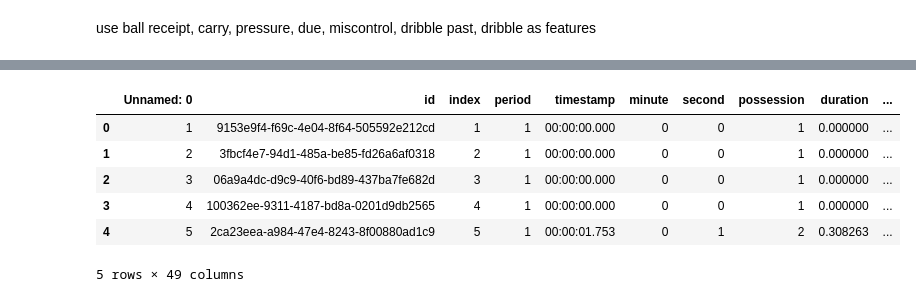
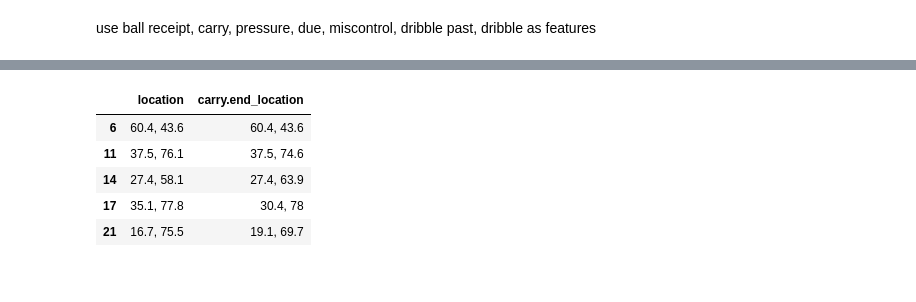
Before and after one commit to conormalone/swish, a Jupyter notebook: data_transform.ipynb, the cells around one changed output, grey strips where cells are left out. Cells and saved outputs as stored; diff of their text form; code cells hidden in the pictures.

```diff
--- a/data_transform.ipynb
+++ b/data_transform.ipynb
@@ -94,12 +90,11 @@ Index(['Unnamed: 0', 'id', 'index', 'period', 'timestamp', 'minute', 'second',
        'competition_id', 'match_id'],
       dtype='object')
 # %%
-data.head()
+data[["location","carry.end_location"]][data["type.name"]=="Carry"].head()
 # %% [output]
-|  | Unnamed: 0 | id | index | period | timestamp | minute | second | possession | duration | ... |
-| 0 | 1 | 9153e9f4-f69c-4e04-8f64-505592e212cd | 1 | 1 | 00:00:00.000 | 0 | 0 | 1 | 0.000000 | ... |
-| 1 | 2 | 3fbcf4e7-94d1-485a-be85-fd26a6af0318 | 2 | 1 | 00:00:00.000 | 0 | 0 | 1 | 0.000000 | ... |
-| 2 | 3 | 06a9a4dc-d9c9-40f6-bd89-437ba7fe682d | 3 | 1 | 00:00:00.000 | 0 | 0 | 1 | 0.000000 | ... |
-| 3 | 4 | 100362ee-9311-4187-bd8a-0201d9db2565 | 4 | 1 | 00:00:00.000 | 0 | 0 | 1 | 0.000000 | ... |
-| 4 | 5 | 2ca23eea-a984-47e4-8243-8f00880ad1c9 | 5 | 1 | 00:00:01.753 | 0 | 1 | 2 | 0.308263 | ... |
+|  | location | carry.end_location |
+| 6 | 60.4, 43.6 | 60.4, 43.6 |
+| 11 | 37.5, 76.1 | 37.5, 74.6 |
+| 14 | 27.4, 58.1 | 27.4, 63.9 |
+| 17 | 35.1, 77.8 | 30.4, 78 |
+| 21 | 16.7, 75.5 | 19.1, 69.7 |
-5 rows × 49 columns
```
Also changed, not shown: parts of 14 cells of this notebook.
